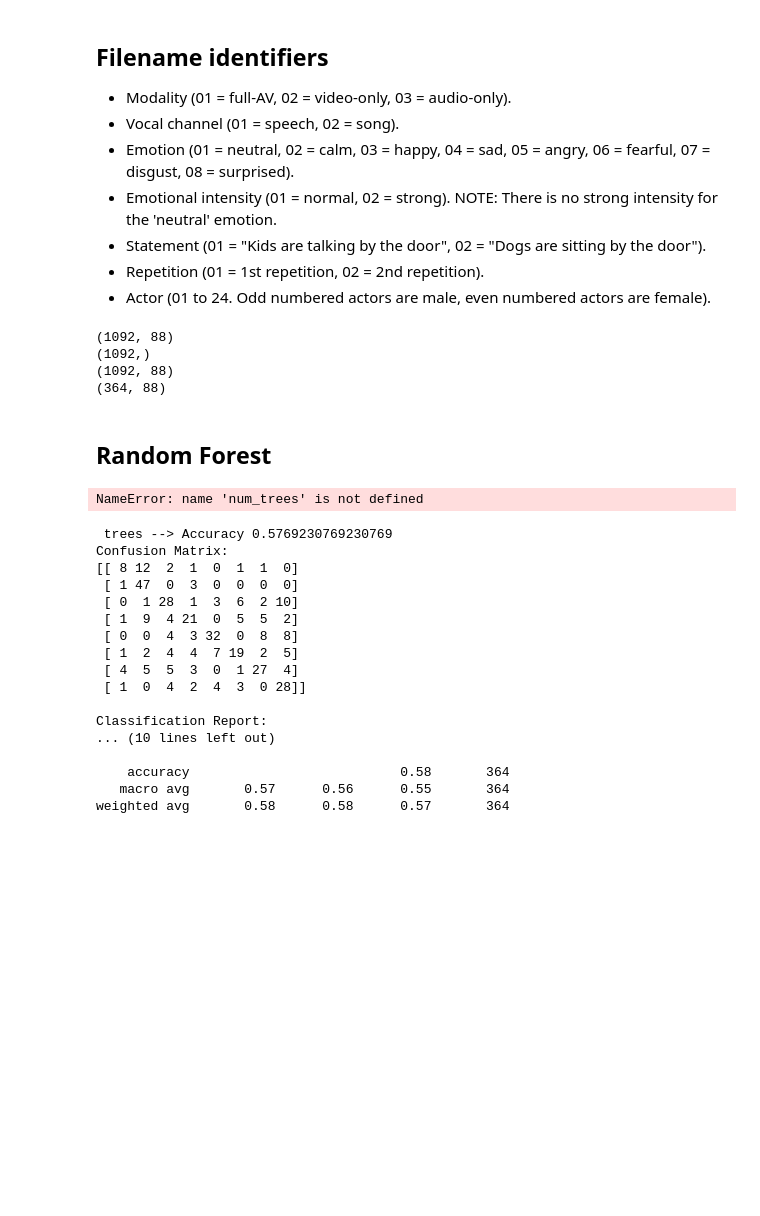
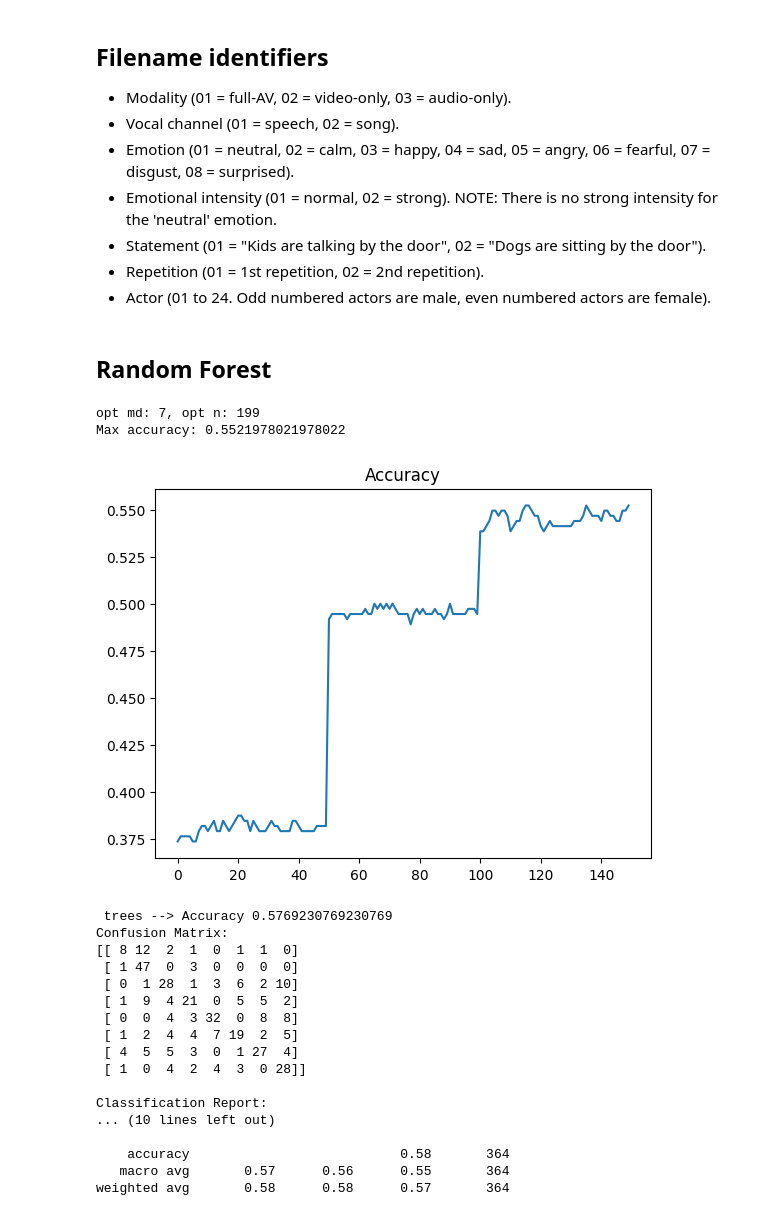
Before and after one commit to castillocande/speech-emotion-recognition-ml, a Jupyter notebook: prueba.ipynb, the cells around one changed output. Cells and saved outputs as stored; diff of their text form; code cells hidden in the pictures; blank space fills up the shorter version.

```diff
--- a/prueba.ipynb
+++ b/prueba.ipynb
@@ -91,0 +152,13 @@ x_song, y_song = get_dataset(song_dataset_path)
+# %%
+# DIVISION ENTRE TRAIN SET Y VALIDATION SET
+
+X_speech_byactors_train, X_speech_byactors_valid, y_speech_byactors_train, y_speech_byactors_valid, actors_speech_train, actors_speech_valid = DL.split_dataset(X_speech_byactors_dev, y_speech_byactors_dev, actors_speech_dev)
+X_song_byactors_train, X_song_byactors_valid, y_song_byactors_train, y_song_byactors_valid, actors_song_train, actors_song_valid = DL.split_dataset(X_song_byactors_dev, y_song_byactors_dev, actors_song_dev)
+X_both_byactors_train, X_both_byactors_valid, y_both_byactors_train, y_both_byactors_valid, actors_both_train, actors_both_valid = DL.split_dataset(X_both_byactors_dev, y_both_byactors_dev, actors_both_dev)
+
+X_speech_train, X_speech_valid, y_speech_train, y_speech_valid, _ , _ = DL.split_dataset(X_speech_dev, y_speech_dev)
+X_song_train, X_song_valid, y_song_train, y_song_valid, _ , _ = DL.split_dataset(X_song_dev, y_song_dev)
+X_both_train, X_both_valid, y_both_train, y_both_valid, _ , _ = DL.split_dataset(X_both_dev, y_both_dev)
+
+
+### habria que hacer una funcion que devuelva especificamente el train, valid del dataset que queremos. Ahora lo hice asi para ya tenerlos todos creados y poder probarlos.
@@ -183,39 +262,36 @@ plt.show()
 * Statement (01 = "Kids are talking by the door", 02 = "Dogs are sitting by the door").
 * Repetition (01 = 1st repetition, 02 = 2nd repetition).
 * Actor (01 to 24. Odd numbered actors are male, even numbered actors are female).
-# %%
-x_train, x_test, y_train, y_test = train_test_split(x_speech, y_speech)
-print(x_train.shape)
-print(y_train.shape)
-
-x_train_norm = normalization(x_train, np.mean(x_train, axis=0), np.std(x_train, axis=0))
-x_test_norm = normalization(x_test, np.mean(x_train, axis=0), np.std(x_train, axis=0))
-print(x_train_norm.shape)
-print(x_test_norm.shape)
-# %% [output]
-(1092, 88)
-(1092,)
-(1092, 88)
-(364, 88)
 # %% [markdown]
 ## Random Forest
 # %%
+#X_both_train, X_both_test, y_both_train, y_both_test
 
-num_trees = range(150, 250)
-max_depth =
+num_trees = range(150, 200)
+max_depth = range(3, 9, 2)
 tree_model_accuracy = []
-for n in num_trees:
-    random_forest = RandomForestClassifier(n_estimators=n, random_state= 32)
-    random_forest.fit(x_train, y_train)
-    y_predict = random_forest.predict(x_test)
-    acc = accuracy_score(y_test, y_predict)
-    tree_model_accuracy.append(acc)
+opt_md = 0
+opt_n = 0
+for md in range(len(max_depth)):
+    for n in range(len(num_trees)):
+        random_forest = RandomForestClassifier(n_estimators=num_trees[n], max_depth=max_depth[md],random_state= 32)
+        random_forest.fit(X_speech_train, y_speech_train)
+        y_predict = random_forest.predict(X_speech_test)
+        acc = accuracy_score(y_speech_test, y_predict)
+        tree_model_accuracy.append(acc)
+        if np.max(tree_model_accuracy) == acc:
+            opt_md = md
+            opt_n = n
-# %%
-plt.plot(num_trees, tree_model_accuracy)
-plt.title("Accuracy")
-plt.show()
-# %% [output]
-NameError: name 'num_trees' is not defined
+# %%
+print(f"opt md: {max_depth[opt_md]}, opt n: {num_trees[opt_n]}")
+print(f"Max accuracy: {np.max(tree_model_accuracy)}")
+plt.plot(range(len(tree_model_accuracy)), tree_model_accuracy)
+plt.title("Accuracy")
+plt.show()
+# %% [output]
+opt md: 7, opt n: 199
+Max accuracy: 0.5521978021978022
+[figure, added]
 # %%
 random_forest = RandomForestClassifier( random_state= 32)
 random_forest.fit(x_train, y_train)
```
Also changed, not shown: parts of 8 cells of this notebook, 2 other files.
